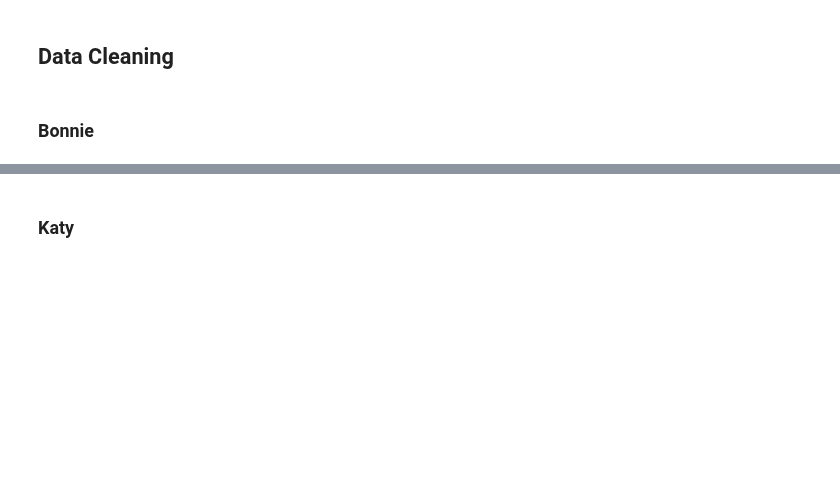
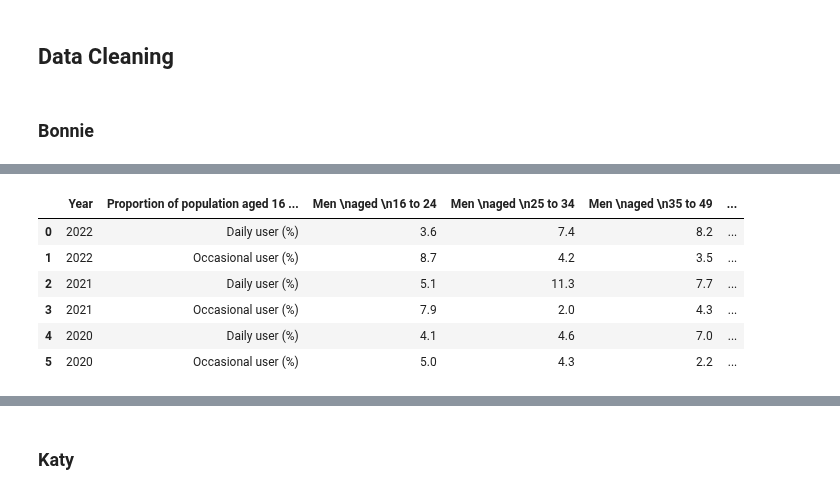
Before and after one commit to rhobaker/Data_Project, a Jupyter notebook: Main_Jupyter_workbook_Rhona.ipynb, the cells around one changed output, grey strips where cells are left out. Saved outputs shown, nothing was run; the diff lists cells and outputs as text; code cells hidden in the pictures; blank space fills up the shorter version.

```diff
--- a/Main_Jupyter_workbook_Rhona.ipynb
+++ b/Main_Jupyter_workbook_Rhona.ipynb
@@ -42,0 +146,21 @@ To analyse how effective this ban might be we used evidence from a number of dat
+# %%
+#Table 1a
+url=("https://raw.githubusercontent.com/rhobaker/Data_Project/main/ONS_ecigarette_use_in_great_britain/Table_1a-Table%201.csv")
+table1a = pd.read_csv(url, header=1)
+# table1a.head(15)
+# %%
+#We can see 2022 daily and occasional users are at index 0 and 1, 2021 are at index 6 and 7, and 2020 are at index 12 and 13.
+#Extract and concatenate these
+table1a = pd.concat([table1a.loc[0:1], table1a.loc[6:7], table1a.loc[12:13]])
+
+# table1a.head()
+#reset the index
+table1a.reset_index(drop=True)
+# %% [output]
+|  | Year | Proportion of population aged 16 ... | Men \naged \n16 to 24 | Men \naged \n25 to 34 | Men \naged \n35 to 49 | ... |
+| 0 | 2022 | Daily user (%) | 3.6 | 7.4 | 8.2 | ... |
+| 1 | 2022 | Occasional user (%) | 8.7 | 4.2 | 3.5 | ... |
+| 2 | 2021 | Daily user (%) | 5.1 | 11.3 | 7.7 | ... |
+| 3 | 2021 | Occasional user (%) | 7.9 | 2.0 | 4.3 | ... |
+| 4 | 2020 | Daily user (%) | 4.1 | 4.6 | 7.0 | ... |
+| 5 | 2020 | Occasional user (%) | 5.0 | 4.3 | 2.2 | ... |
```
Also changed, not shown: parts of 29 cells of this notebook.
